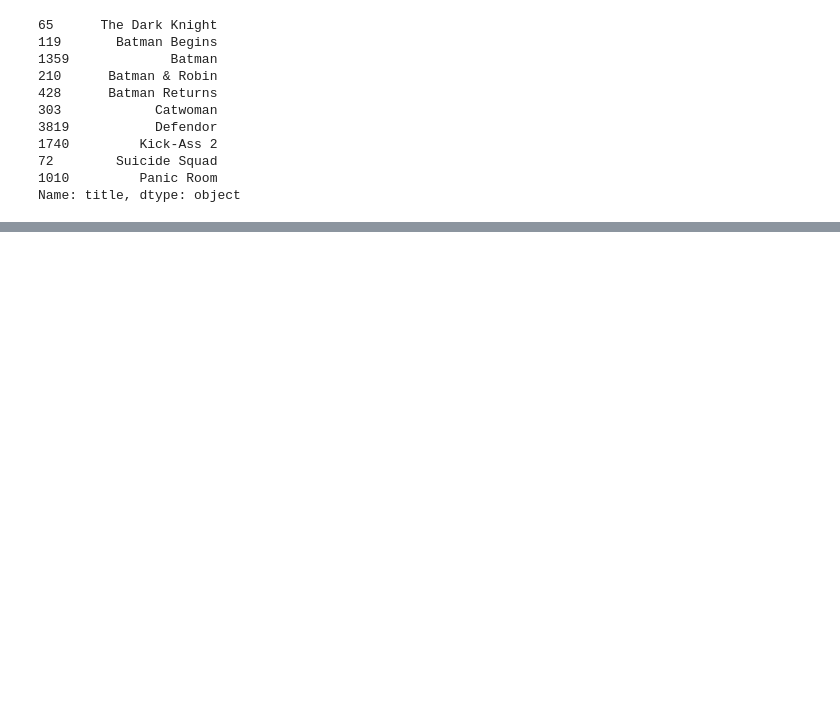
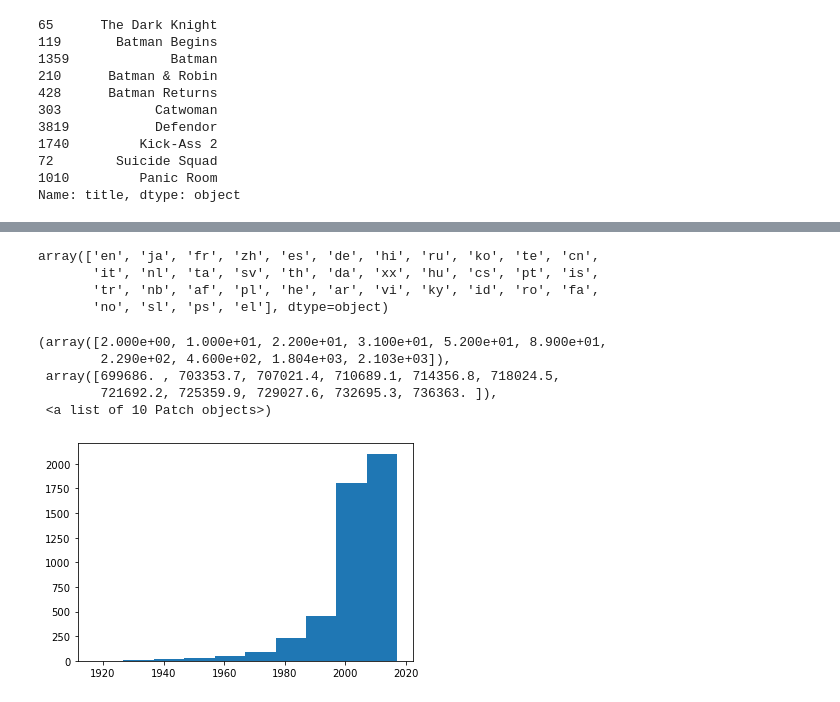
Before and after one commit to HugoMAT/Proyecto_Aplica, a Jupyter notebook: project/Untitled.ipynb, the cells around one changed output, grey strips where cells are left out. Drawn from its saved outputs; the diff is of its cells as text; code cells hidden in the pictures; blank space fills up the shorter version.

```diff
--- a/project/Untitled.ipynb
+++ b/project/Untitled.ipynb
@@ -531,0 +483,14 @@ preprocesado.keywords[303]
+# %%
+from sklearn.feature_extraction.text import TfidfVectorizer
+
+#Define a TF-IDF Vectorizer Object. Remove all english stop words such as 'the', 'a'
+tfidf = TfidfVectorizer(stop_words='english')
+
+#Replace NaN with an empty string
+preprocesado['movies+tagline'] = preprocesado['movies+tagline'].fillna('')
+
+#Construct the required TF-IDF matrix by fitting and transforming the data
+tfidf_matrix = tfidf.fit_transform(preprocesado['movies+tagline'])
+
+#Output the shape of tfidf_matrix
+tfidf_matrix.shape
@@ -531,0 +654,2 @@ preprocesado.keywords[303]
+# %%
+hasta_ahora=preprocesado.drop(numeric_features+["keywords","overview","spoken_languages","production_countries","production_companies","genres","movies+tagline","release_date"],axis=1)
@@ -531,0 +679,16 @@ preprocesado.keywords[303]
+# %%
+hasta_ahora.original_language.unique()
+# %% [output]
+array(['en', 'ja', 'fr', 'zh', 'es', 'de', 'hi', 'ru', 'ko', 'te', 'cn',
+       'it', 'nl', 'ta', 'sv', 'th', 'da', 'xx', 'hu', 'cs', 'pt', 'is',
+       'tr', 'nb', 'af', 'pl', 'he', 'ar', 'vi', 'ky', 'id', 'ro', 'fa',
+       'no', 'sl', 'ps', 'el'], dtype=object)
+# %%
+plt.hist(pd.to_datetime(hasta_ahora.release_date))
+# %% [output]
+(array([2.000e+00, 1.000e+01, 2.200e+01, 3.100e+01, 5.200e+01, 8.900e+01,
+        2.290e+02, 4.600e+02, 1.804e+03, 2.103e+03]),
+ array([699686. , 703353.7, 707021.4, 710689.1, 714356.8, 718024.5,
+        721692.2, 725359.9, 729027.6, 732695.3, 736363. ]),
+ <a list of 10 Patch objects>)
+[figure, added]
```
Also changed, not shown: parts of 48 cells of this notebook.
